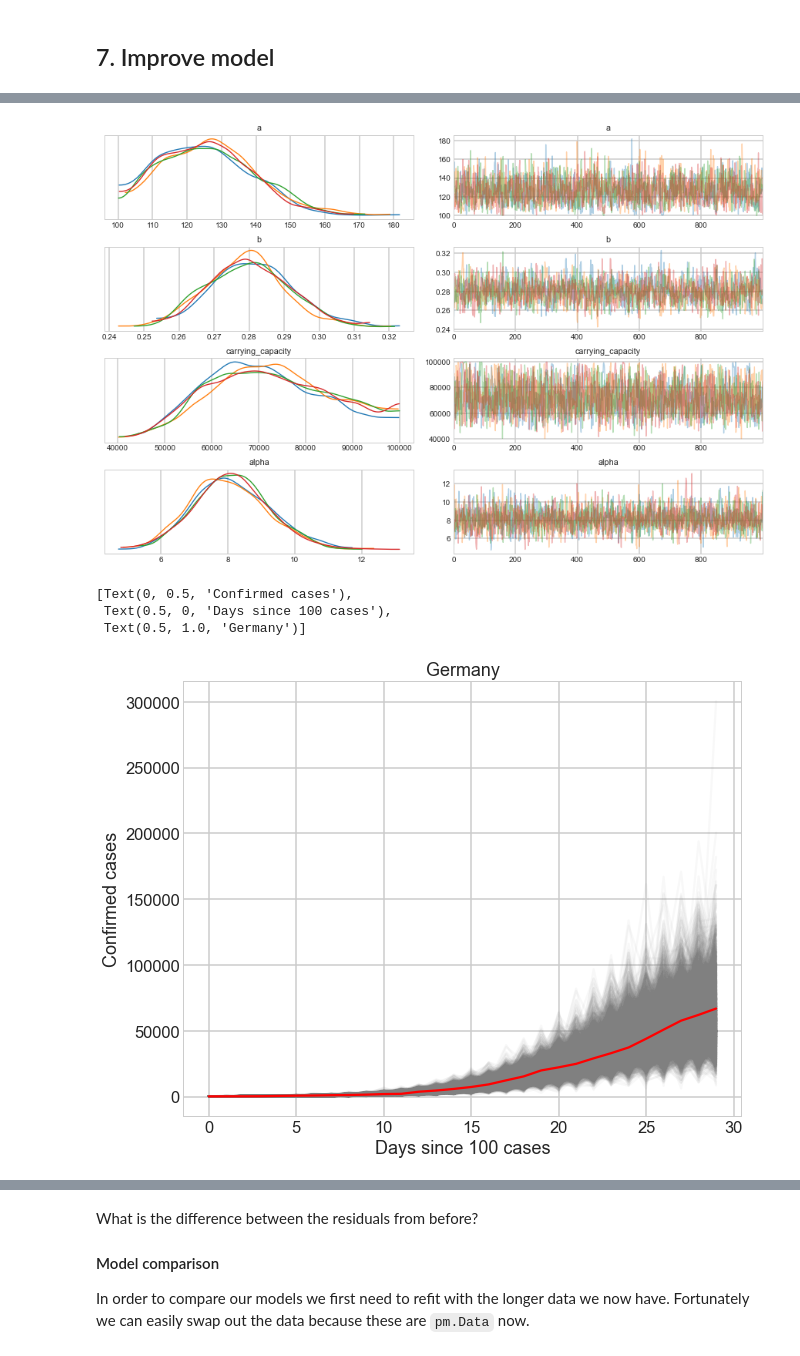
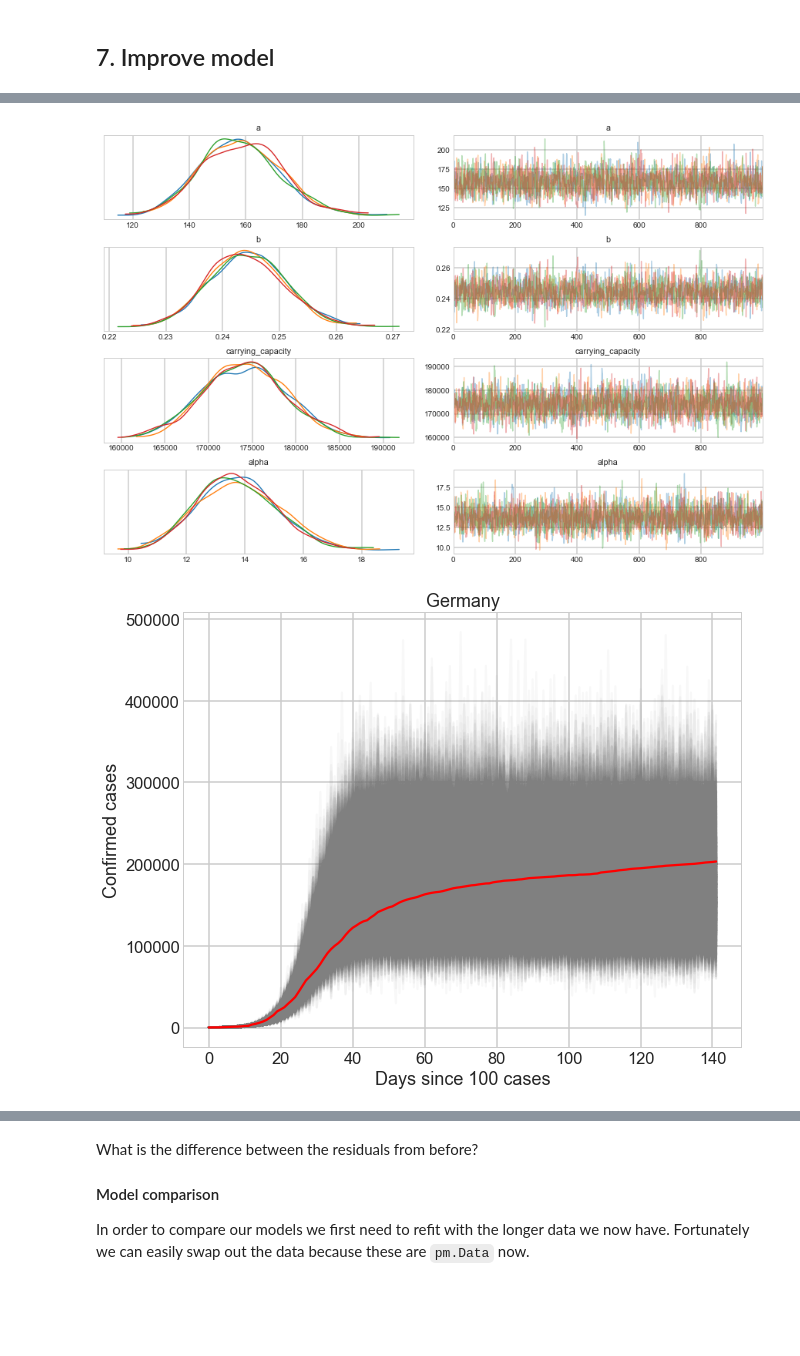
Before and after one commit to c-w-m/bayes_course_july2020, a Jupyter notebook: notebooks/Section4_1-Bayesian_Workflow.ipynb, the cells around one changed output, grey strips where cells are left out. Drawn from its saved outputs; the diff is of its cells as text; code cells hidden in the pictures; blank space fills up the shorter version.

Commit message:
Add generative modeling tutorial and homework assignments.

```diff
--- a/notebooks/Section4_1-Bayesian_Workflow.ipynb
+++ b/notebooks/Section4_1-Bayesian_Workflow.ipynb
@@ -356,7 +365,7 @@ We might also be interested in predicting on unseen or data, or, in the case tim
 
 Let's change our model to use `pm.Data` instead.
 # %%
-with pm.Model() as model_exp3:
+with pm.Model() as model_exp4:
     # pm.Data needs to be in the model context so that we can
     # keep track of it.
     # Then, we can then use it like any other array.
@@ -379,6 +388,8 @@ with pm.Model() as model_exp3:
                  growth,
                  alpha=pm.Gamma("alpha", mu=6, sigma=1),
                  observed=confirmed_data)
+
+    trace_exp4 = pm.sample(**sampler_kwargs)
 # %%
 with model_exp3:
     # Update our data containers.
@@ -389,7 +400,7 @@ with model_exp3:
     pm.set_data({'t': np.arange(60),
                  'confirmed': np.zeros(60, dtype='int')})
 
-    post_pred = pm.sample_posterior_predictive(trace_exp3.posterior)
+    post_pred = pm.sample_posterior_predictive(trace_exp4.posterior)
 # %% [output]
 [interactive output not drawn]
 # %% [markdown]
@@ -413,7 +424,7 @@ ax.legend();
 
 <img src="https://s3-us-west-2.amazonaws.com/courses-images-archive-read-only/wp-content/uploads/sites/924/2015/11/25202016/CNX_Precalc_Figure_04_07_0062.jpg"/>
 # %%
-df_confirmed = df.loc[lambda x: (x.country == country), 'confirmed']
+df_country = df.loc[lambda x: (x.country == country)]
 
 with pm.Model() as logistic_model:
     t_data = pm.Data('t', df_country.days_since_100.values)
@@ -429,7 +440,7 @@ with pm.Model() as logistic_model:
 
     carrying_capacity = pm.Uniform('carrying_capacity',
                                    lower=1_000,
-                                   upper=100_000)
+                                   upper=80_000_000)
     # Transform carrying_capacity to a
     a = carrying_capacity / intercept - 1
 
@@ -473,17 +482,14 @@ Sampling 4 chains for 1_000 tune and 1_000 draw iterations (4_000 + 4_000 draws
 # %%
 az.plot_trace(trace_logistic);
 # %% [output]
-[figure, old version]
+[figure, new version]
 # %%
 fig, ax = plt.subplots(figsize=(10, 8))
 ax.plot(post_pred['obs'].T, color='0.5', alpha=.05)
-ax.plot(confirmed, color='r')
+ax.plot(df_confirmed.values, color='r')
 ax.set(xlabel='Days since 100 cases', ylabel='Confirmed cases',
-       title=country)
+       title=country);
 # %% [output]
-[Text(0, 0.5, 'Confirmed cases'),
- Text(0.5, 0, 'Days since 100 cases'),
- Text(0.5, 1.0, 'Germany')]
-[figure, old version]
+[figure, new version]
 # %%
 fig, ax = plt.subplots(figsize=(10, 8))
```
Also changed, not shown: parts of 15 cells of this notebook, 2 other files.
